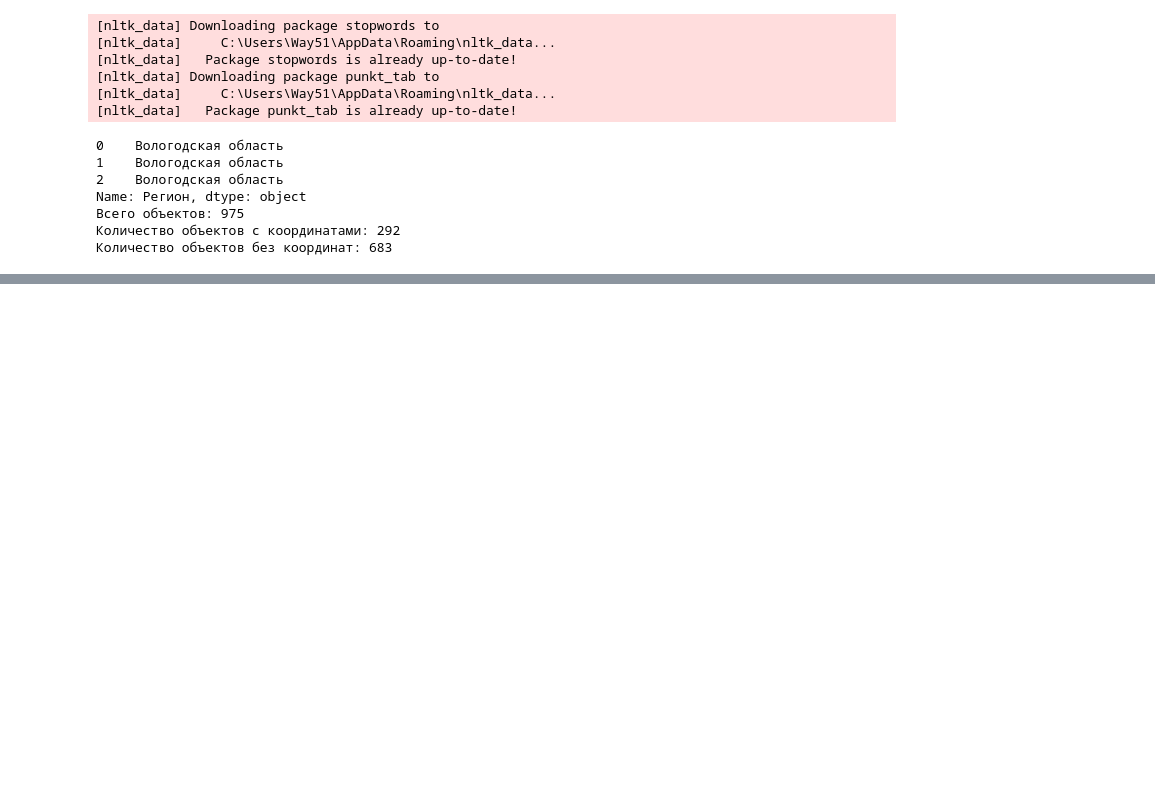
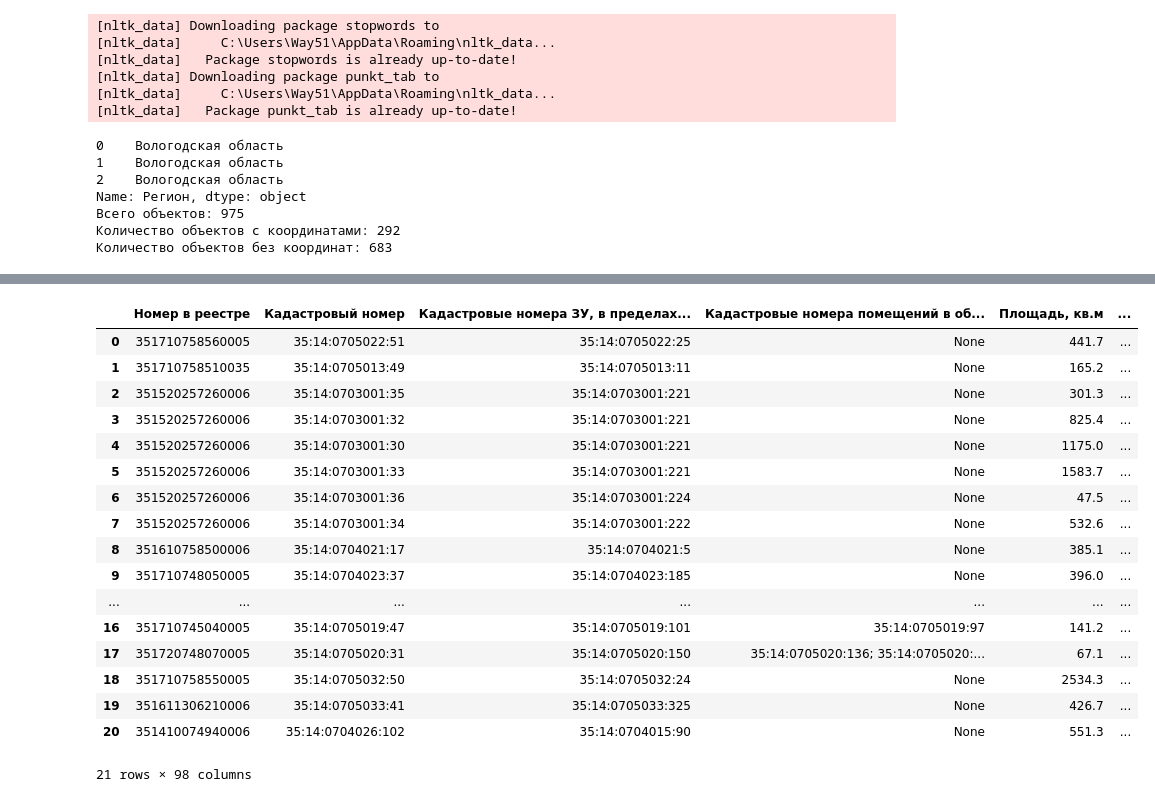
Before and after one commit to Niwauman/Method_for_analyzing_cultural_heritage_sites, a Jupyter notebook: main_analysis.ipynb, the cells around one changed output, grey strips where cells are left out. Cells and saved outputs as stored; diff of their text form; code cells hidden in the pictures; blank space fills up the shorter version.

```diff
--- a/main_analysis.ipynb
+++ b/main_analysis.ipynb
@@ -112,3 +119,6 @@ heritage_vologda = gpd.overlay(gdf_merged, region, how='intersection')
+# %%
+# Выбираем объекты расположенные в городе Тотьма
+heritage_totma = gpd.overlay(gdf_merged, region_t, how='intersection')
 # %%
 # Дополнительная информация из викимапии
 wiki_gdf = pd.read_csv('Example_files/file_from_wiki_vologda.csv')
@@ -153,0 +164,33 @@ heritage_vologda.to_file('heritage_vologda.geojson')
+# %%
+heritage_totma['score_land_use'] = 0
+heritage_totma['arch_style'] = ''
+# %%
+heritage_totma = AspectPhysical.start_all(heritage_totma)
+heritage_totma = AspectLaw.start_all(heritage_totma)
+heritage_totma = AspectEconomic.start_all(heritage_totma)
+heritage_totma = AspectSpatial.start_all(heritage_totma, shop_t, cafe_t, public_transport_t,building_osm_t, hex_totma)
+# %%
+heritage_totma = General.calculate_scores(heritage_totma)
+heritage_totma = General.risks_assastment(heritage_totma)
+heritage_totma['geometry'] = heritage_totma['geometry'].centroid
+# %%
+heritage_totma
+# %% [output]
+|  | Номер в реестре | Кадастровый номер | Кадастровые номера ЗУ, в пределах... | Кадастровые номера помещений в об... | Площадь, кв.м | ... |
+| 0 | 351710758560005 | 35:14:0705022:51 | 35:14:0705022:25 | None | 441.7 | ... |
+| 1 | 351710758510035 | 35:14:0705013:49 | 35:14:0705013:11 | None | 165.2 | ... |
+| 2 | 351520257260006 | 35:14:0703001:35 | 35:14:0703001:221 | None | 301.3 | ... |
+| 3 | 351520257260006 | 35:14:0703001:32 | 35:14:0703001:221 | None | 825.4 | ... |
+| 4 | 351520257260006 | 35:14:0703001:30 | 35:14:0703001:221 | None | 1175.0 | ... |
+| 5 | 351520257260006 | 35:14:0703001:33 | 35:14:0703001:221 | None | 1583.7 | ... |
+| 6 | 351520257260006 | 35:14:0703001:36 | 35:14:0703001:224 | None | 47.5 | ... |
+| 7 | 351520257260006 | 35:14:0703001:34 | 35:14:0703001:222 | None | 532.6 | ... |
+| 8 | 351610758500006 | 35:14:0704021:17 | 35:14:0704021:5 | None | 385.1 | ... |
+| 9 | 351710748050005 | 35:14:0704023:37 | 35:14:0704023:185 | None | 396.0 | ... |
+| ... | ... | ... | ... | ... | ... | ... |
+| 16 | 351710745040005 | 35:14:0705019:47 | 35:14:0705019:101 | 35:14:0705019:97 | 141.2 | ... |
+| 17 | 351720748070005 | 35:14:0705020:31 | 35:14:0705020:150 | 35:14:0705020:136; 35:14:0705020:... | 67.1 | ... |
+| 18 | 351710758550005 | 35:14:0705032:50 | 35:14:0705032:24 | None | 2534.3 | ... |
+| 19 | 351611306210006 | 35:14:0705033:41 | 35:14:0705033:325 | None | 426.7 | ... |
+| 20 | 351410074940006 | 35:14:0704026:102 | 35:14:0704015:90 | None | 551.3 | ... |
+21 rows × 98 columns
```
Also changed, not shown: parts of 22 cells of this notebook, 1 other file.
